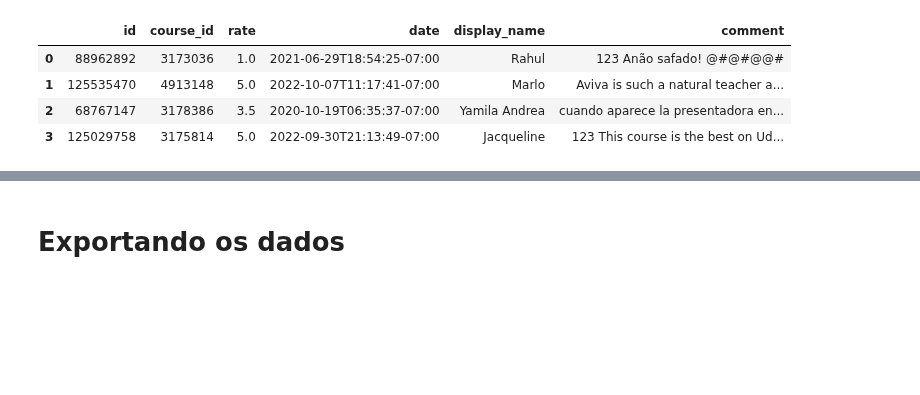
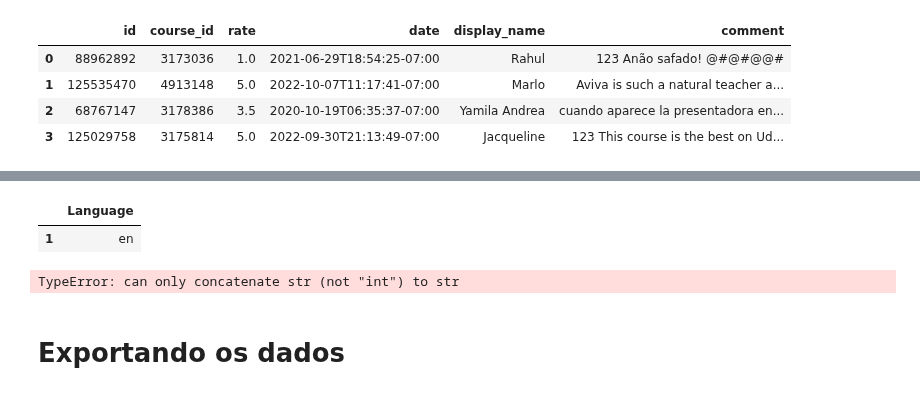
Before and after one commit to ismailymendes/mooc_udemy_coursera, a Jupyter notebook: mooc_udemy.ipynb, the cells around one changed output, grey strips where cells are left out. Drawn from its saved outputs; the diff is of its cells as text; code cells hidden in the pictures; blank space fills up the shorter version.

```diff
--- a/mooc_udemy.ipynb
+++ b/mooc_udemy.ipynb
@@ -1269,3 +1296,18 @@ langdet_df.to_csv('udemy_comments_languages.csv', index=False)
+# %%
+# Reading the result of the langdetect operation on the 'comment' column of the DataFrame.
+langdet_df = pd.read_csv('udemy_comments_languages.csv')
+
+# Sample data of the language detect dataframe file
+langdet_df.sample()
+# %% [output]
+|  | Language |
+| 1 | en |
+# %%
+print('Total number of unrecognized comments:' + len(langdet_df[langdet_df['Language'] == 'no']))
+print('Shape of the langdet_df DataFrame:', langdet_df.shape)
+print('Shape of the comments DataFrame:', udemy_comentarios2.shape)
+# %% [output]
+TypeError: can only concatenate str (not "int") to str
 # %% [markdown]
 # Exportando os dados
 # %%
```
Also changed, not shown: parts of 3 cells of this notebook.
